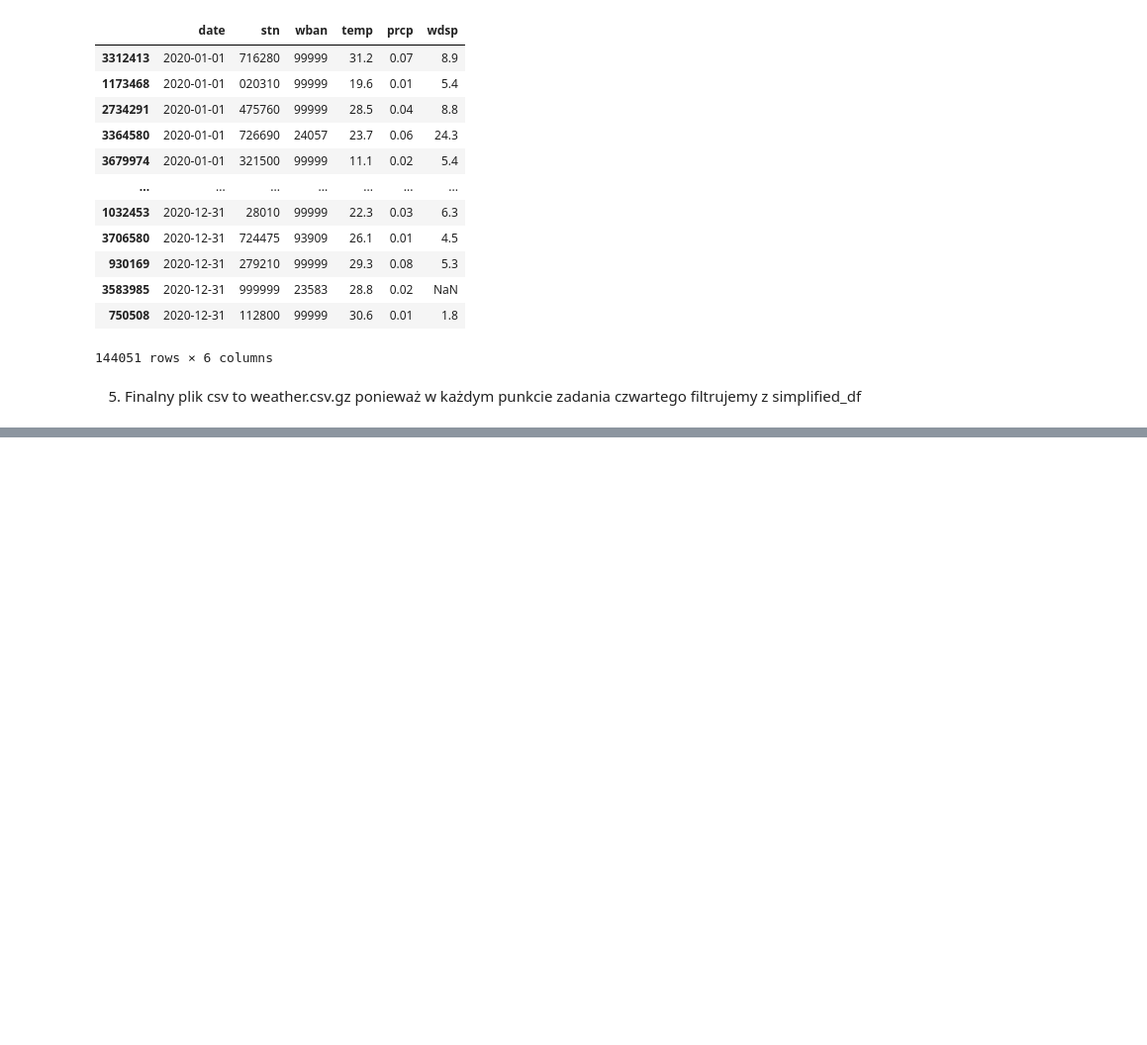
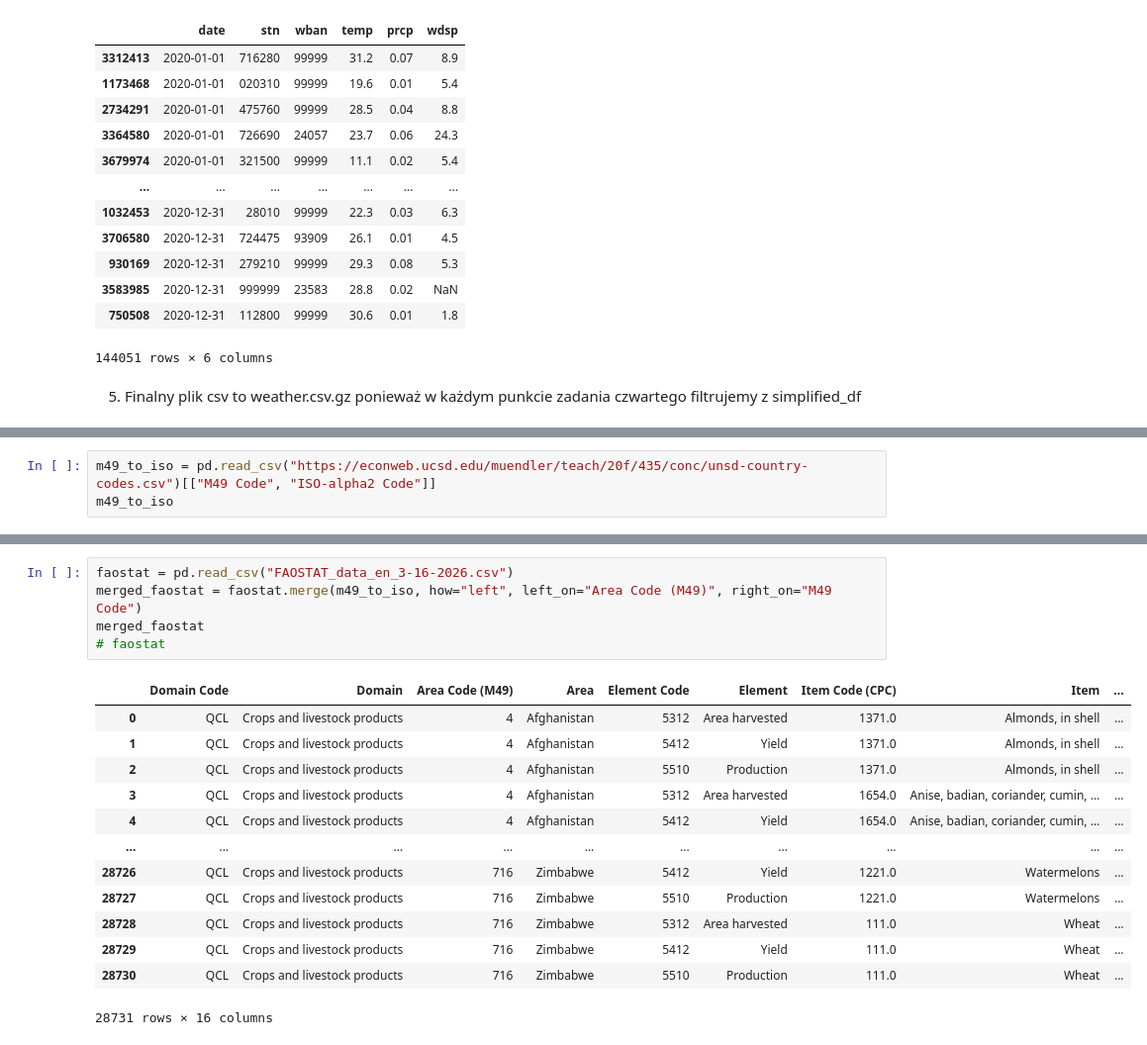
Before and after one commit to igoro00/pdzd, a Jupyter notebook: main.ipynb, the cells around one changed output, grey strips where cells are left out. Shown at 99% size. Cells and saved outputs as stored; diff of their text form; blank space fills up the shorter version.

```diff
--- a/main.ipynb
+++ b/main.ipynb
@@ -313,0 +316,3 @@ custom_weather
+# %%
+m49_to_iso = pd.read_csv("https://econweb.ucsd.edu/muendler/teach/20f/435/conc/unsd-country-codes.csv")[["M49 Code", "ISO-alpha2 Code"]]
+m49_to_iso
@@ -313,0 +333,19 @@ custom_weather
+# %%
+faostat = pd.read_csv("FAOSTAT_data_en_3-16-2026.csv")
+merged_faostat = faostat.merge(m49_to_iso, how="left", left_on="Area Code (M49)", right_on="M49 Code")
+merged_faostat
+# faostat
+# %% [output]
+|  | Domain Code | Domain | Area Code (M49) | Area | Element Code | Element | Item Code (CPC) | Item | ... |
+| 0 | QCL | Crops and livestock products | 4 | Afghanistan | 5312 | Area harvested | 1371.0 | Almonds, in shell | ... |
+| 1 | QCL | Crops and livestock products | 4 | Afghanistan | 5412 | Yield | 1371.0 | Almonds, in shell | ... |
+| 2 | QCL | Crops and livestock products | 4 | Afghanistan | 5510 | Production | 1371.0 | Almonds, in shell | ... |
+| 3 | QCL | Crops and livestock products | 4 | Afghanistan | 5312 | Area harvested | 1654.0 | Anise, badian, coriander, cumin, ... | ... |
+| 4 | QCL | Crops and livestock products | 4 | Afghanistan | 5412 | Yield | 1654.0 | Anise, badian, coriander, cumin, ... | ... |
+| ... | ... | ... | ... | ... | ... | ... | ... | ... | ... |
+| 28726 | QCL | Crops and livestock products | 716 | Zimbabwe | 5412 | Yield | 1221.0 | Watermelons | ... |
+| 28727 | QCL | Crops and livestock products | 716 | Zimbabwe | 5510 | Production | 1221.0 | Watermelons | ... |
+| 28728 | QCL | Crops and livestock products | 716 | Zimbabwe | 5312 | Area harvested | 111.0 | Wheat | ... |
+| 28729 | QCL | Crops and livestock products | 716 | Zimbabwe | 5412 | Yield | 111.0 | Wheat | ... |
+| 28730 | QCL | Crops and livestock products | 716 | Zimbabwe | 5510 | Production | 111.0 | Wheat | ... |
+28731 rows × 16 columns
```
Also changed, not shown: parts of 2 cells of this notebook.
